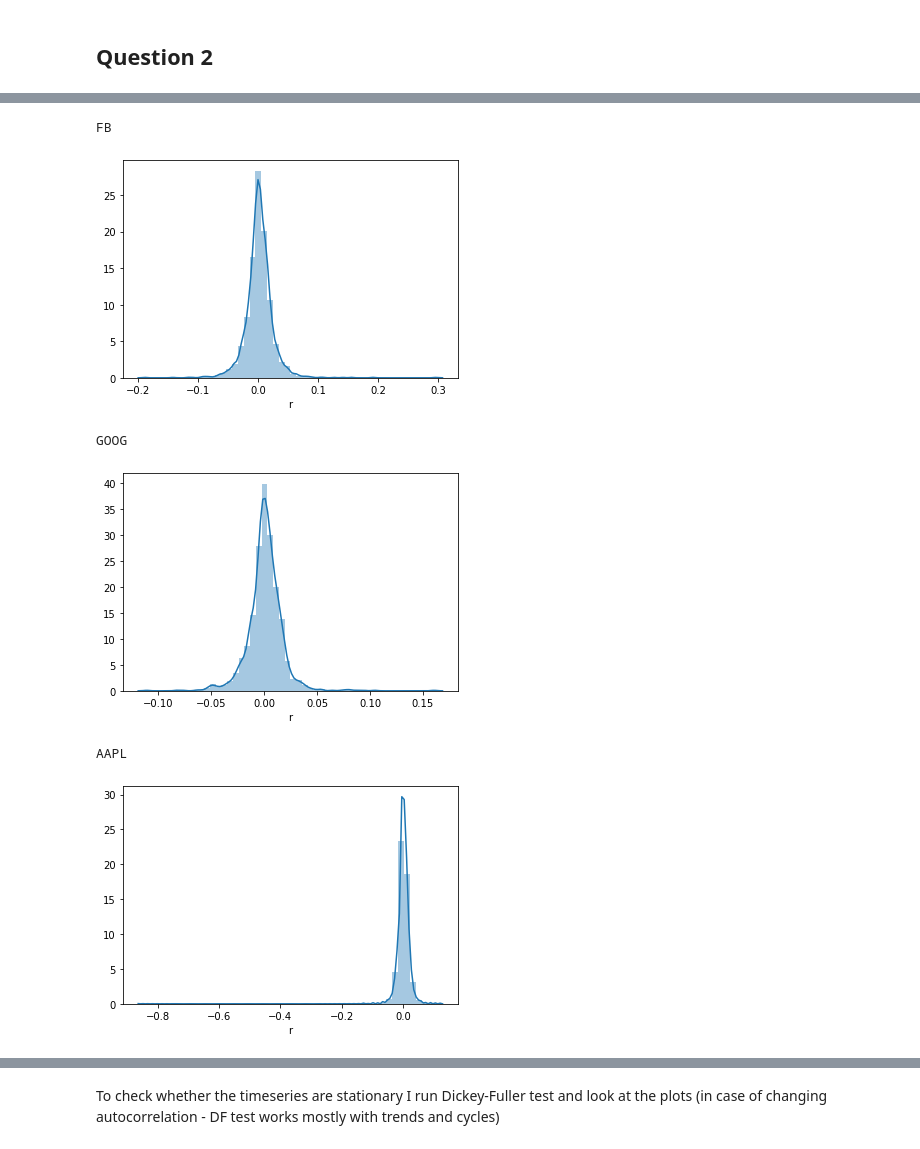
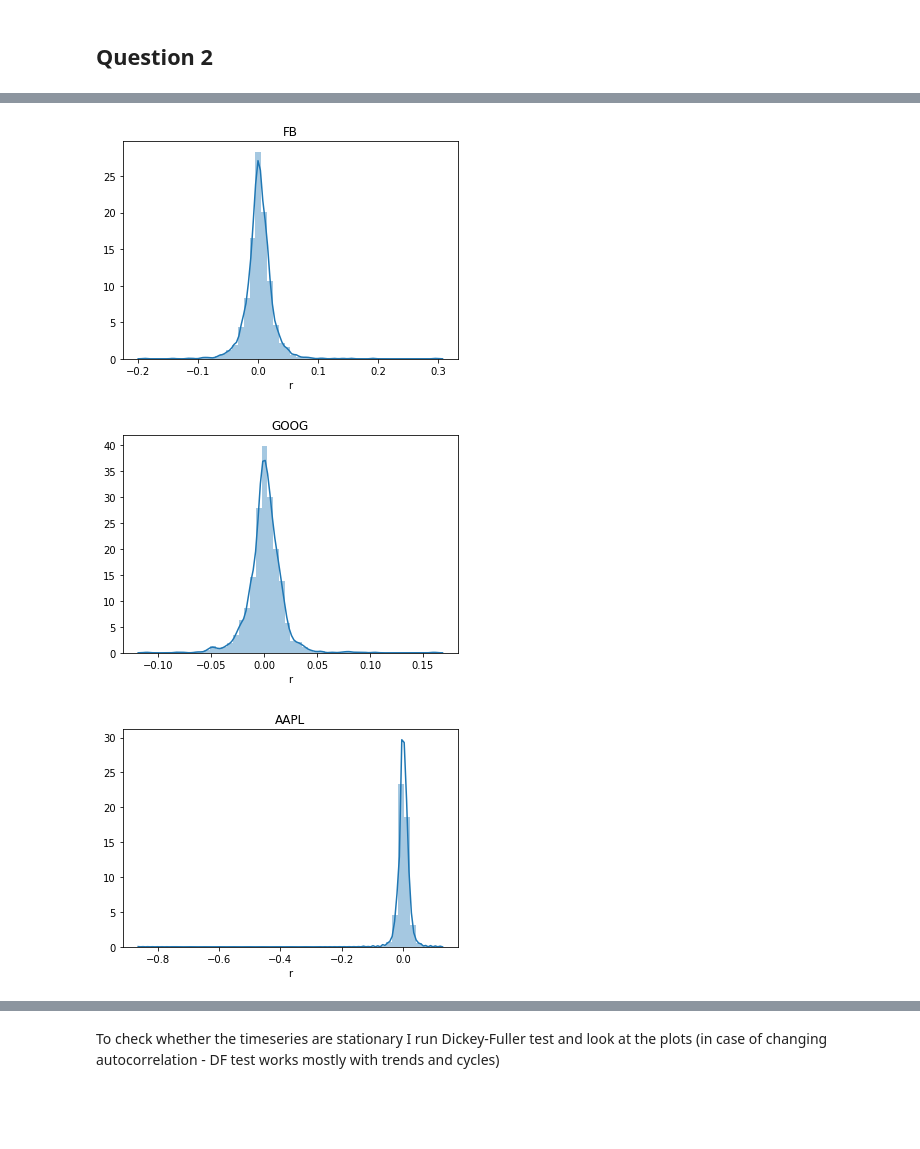
Before and after one commit to daberezina/programming_test, a Jupyter notebook: programming_test.ipynb, the cells around one changed output, grey strips where cells are left out. Saved outputs shown, nothing was run; the diff lists cells and outputs as text; code cells hidden in the pictures; blank space fills up the shorter version.

```diff
--- a/programming_test.ipynb
+++ b/programming_test.ipynb
@@ -71,14 +73,11 @@ Name: r, dtype: float64
 # %%
 # plot the densities
 
 for key in dfs:
-    print(key)
+    plt.title(key)
     sns.distplot(dfs[key].r)
     plt.show()
 # %% [output]
-FB
-[figure, old version]
+[figure, new version]
-GOOG
-[figure, old version]
+[figure, new version]
-AAPL
-[figure, old version]
+[figure, new version]
```
Also changed, not shown: parts of 5 cells of this notebook, 1 other file.
